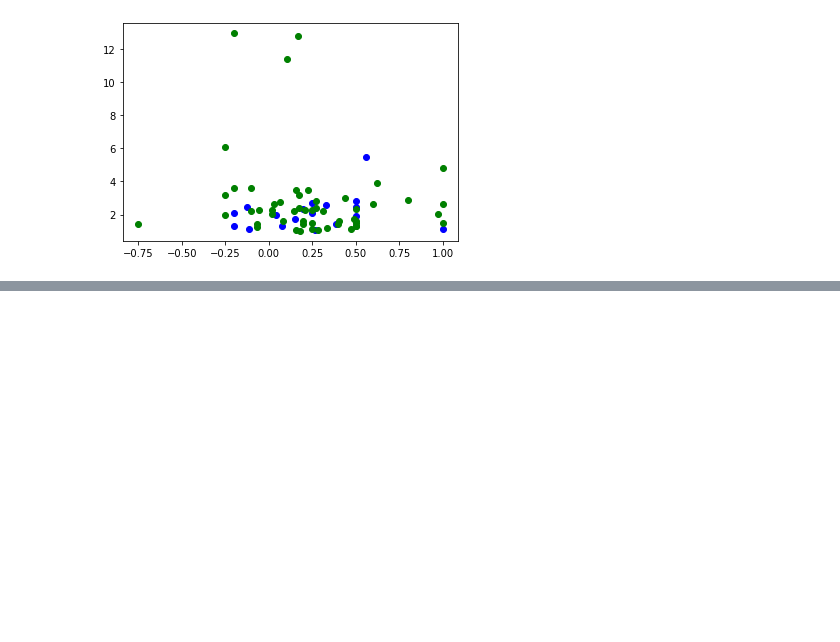
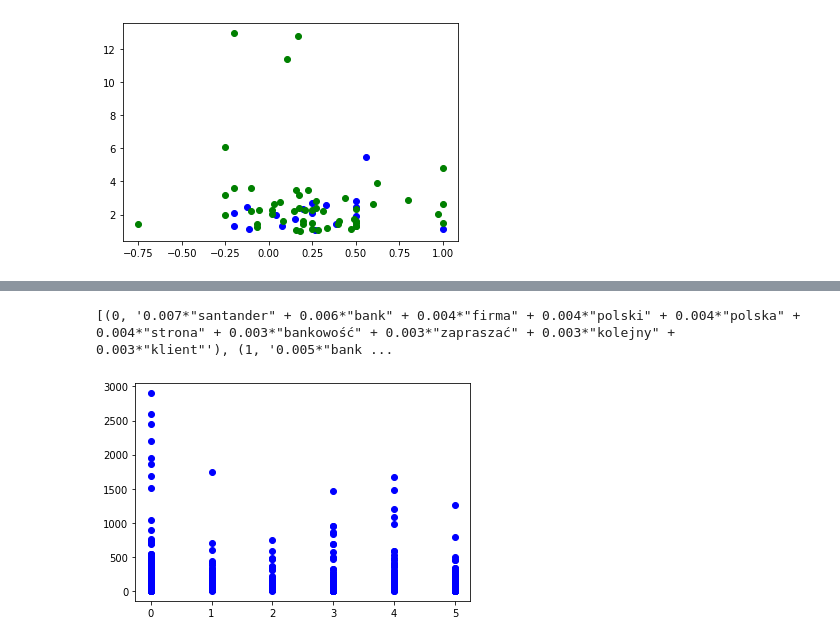
Before and after one commit to JakubSliwinski99/jsliwinski-praca-inz, a Jupyter notebook: projekt.ipynb, the cells around one changed output, grey strips where cells are left out. Cells and saved outputs as stored; diff of their text form; code cells hidden in the pictures; blank space fills up the shorter version.

```diff
--- a/projekt.ipynb
+++ b/projekt.ipynb
@@ -372,0 +298,37 @@ plt.show()
+# %%
+words = corpora.Dictionary(doc_list)
+
+# Turns each document into a bag of words.
+corpus = [words.doc2bow(doc) for doc in doc_list]
+
+lda_model = gensim.models.ldamodel.LdaModel(corpus=corpus,
+                                            id2word=words,
+                                            num_topics=6,
+                                            random_state=2,
+                                            update_every=1,
+                                            passes=10,
+                                            alpha='auto',
+                                            per_word_topics=True)
+
+print(lda_model.print_topics(num_words=10))
+# %% [output]
+[(0, '0.007*"santander" + 0.006*"bank" + 0.004*"firma" + 0.004*"polski" + 0.004*"polska" + 0.004*"strona" + 0.003*"bankowość" + 0.003*"zapraszać" + 0.003*"kolejny" + 0.003*"klient"'), (1, '0.005*"bank ...
+# %%
+corpus_transformed = lda_model[corpus]
+
+x_topic = []
+y_topic_react = []
+
+i = 0
+for list in list_organizations:
+    for post in list:
+        x_topic.append(corpus_transformed[i][0][0][0])
+        y_topic_react.append(int(post[1]))
+        i+=1
+
+x_topic_array = np.array(x_topic)
+y_topic_react_array = np.array(y_topic_react)
+plt.plot(x_topic_array, y_topic_react_array, 'bo')
+plt.show()
+# %% [output]
+[figure, added]
```
Also changed, not shown: parts of 15 cells of this notebook, 17 other files.
